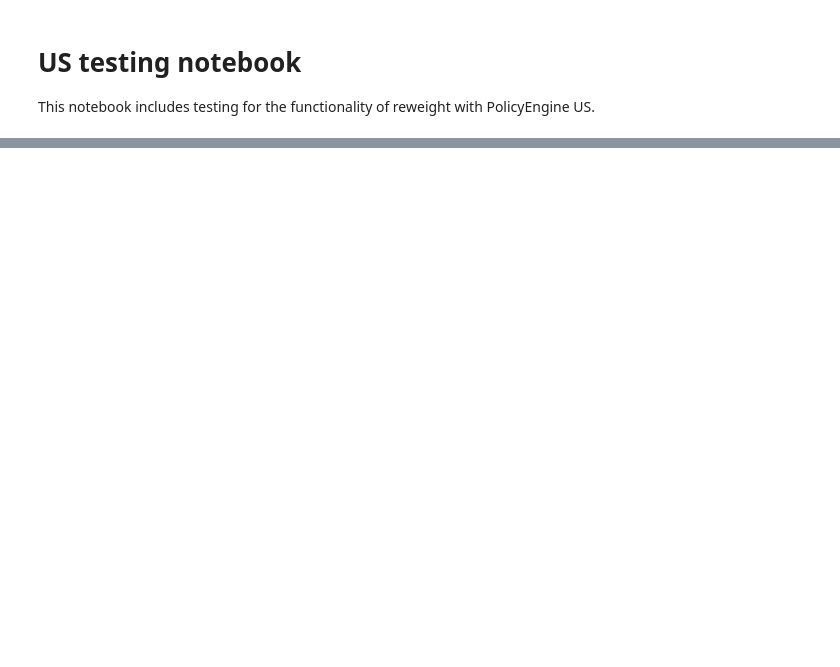
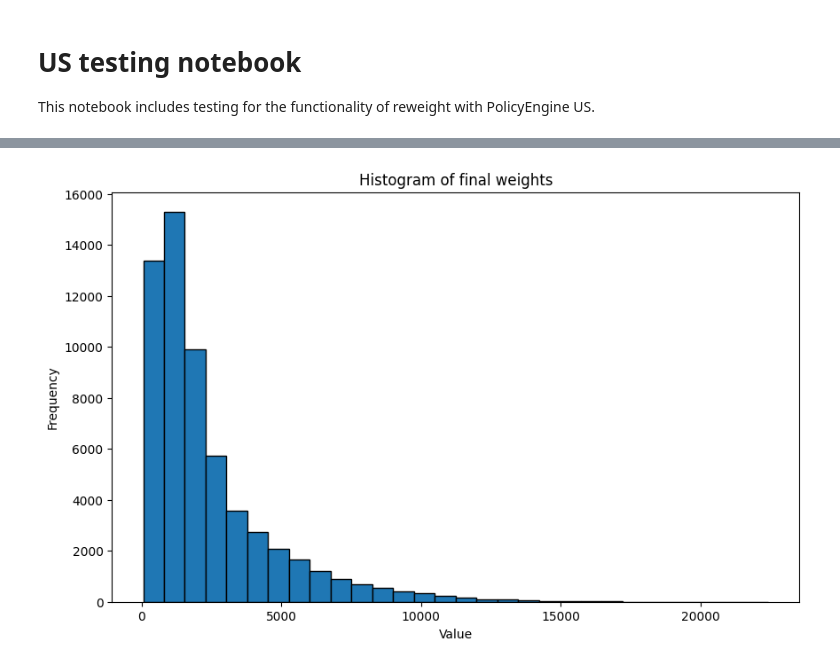
Before and after one commit to PolicyEngine/reweight, a Jupyter notebook: docs/testing_notebooks/us-notebook.ipynb, the cells around one changed output, grey strips where cells are left out. Cells and saved outputs as stored; diff of their text form; code cells hidden in the pictures; blank space fills up the shorter version.

```diff
--- a/docs/testing_notebooks/us-notebook.ipynb
+++ b/docs/testing_notebooks/us-notebook.ipynb
@@ -35,0 +73,4 @@ print(nonzero_proportion(final_weights))
+# %%
+plot_tensor_histogram(final_weights, title="Histogram of final weights")
+# %% [output]
+[figure, added]
```
Also changed, not shown: parts of 5 cells of this notebook, 2 other files.
